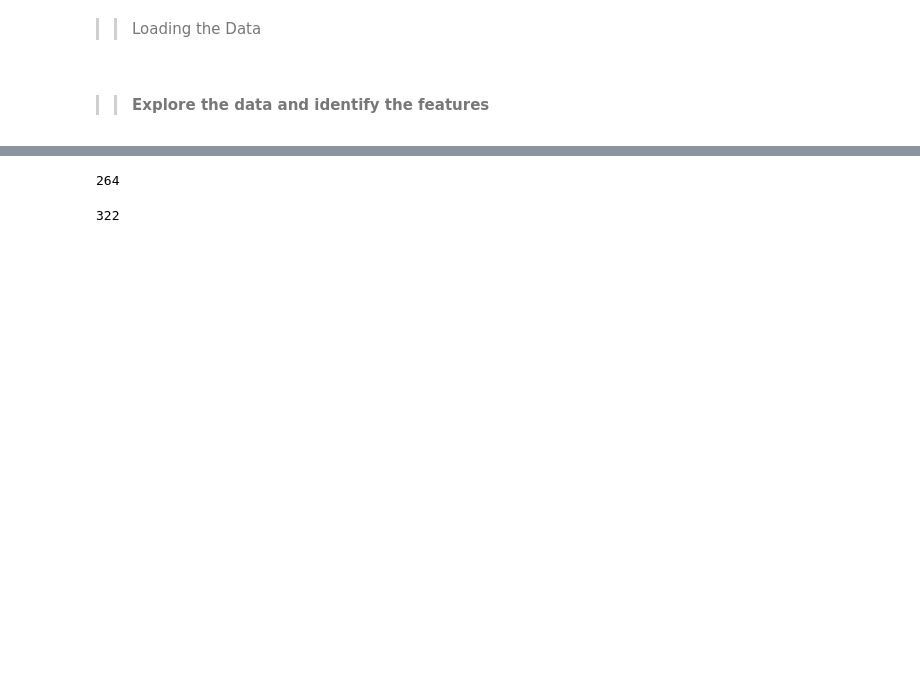
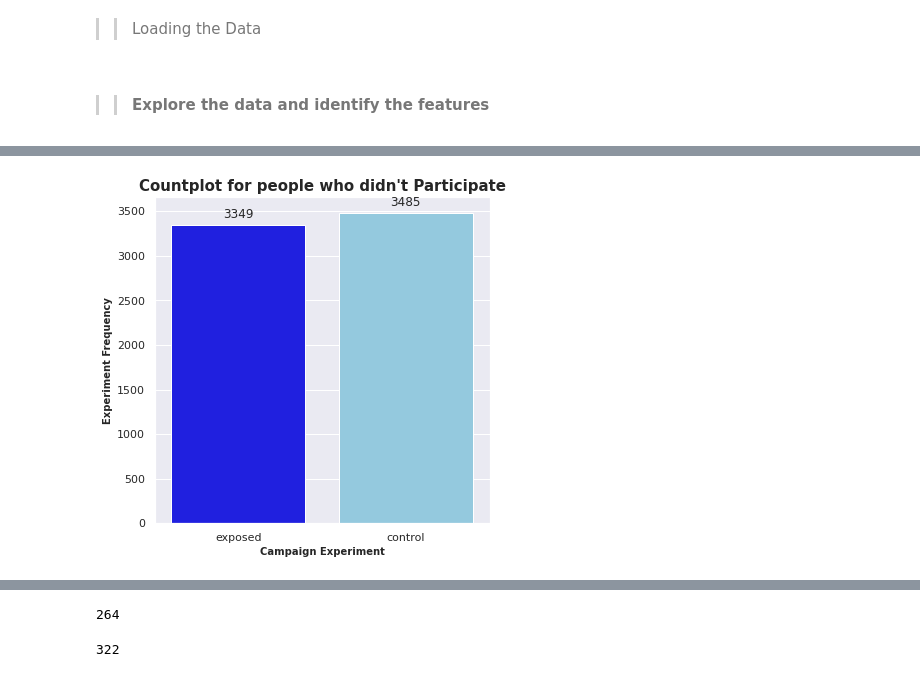
Before and after one commit to wakura-mbuya/abtest-mlops, a Jupyter notebook: notebooks/overview.ipynb, the cells around one changed output, grey strips where cells are left out. Saved outputs shown, nothing was run; the diff lists cells and outputs as text; code cells hidden in the pictures; blank space fills up the shorter version.

```diff
--- a/notebooks/overview.ipynb
+++ b/notebooks/overview.ipynb
@@ -51,0 +137,13 @@ df[(df['experiment'] == 'exposed') & (df['no'] == 1)].shape[0]
+# %%
+#seaborn countplot to show the ad campaign experiment
+plt.figure(figsize=(6,6))
+sns.set(style="darkgrid")
+ax = sns.countplot(x="experiment", palette=["blue", "skyblue"], data=nparticipated_df)
+#getting the values of the data
+pl.get_value(ax)
+
+#set the figure paremeters
+pl.fig_att(ax, "Countplot for people who didn't Participate",
+        "Campaign Experiment", "Experiment Frequency", 15, 10, "bold")
+# %% [output]
+[figure, added]
```
Also changed, not shown: parts of 27 cells of this notebook, 1 other file.
